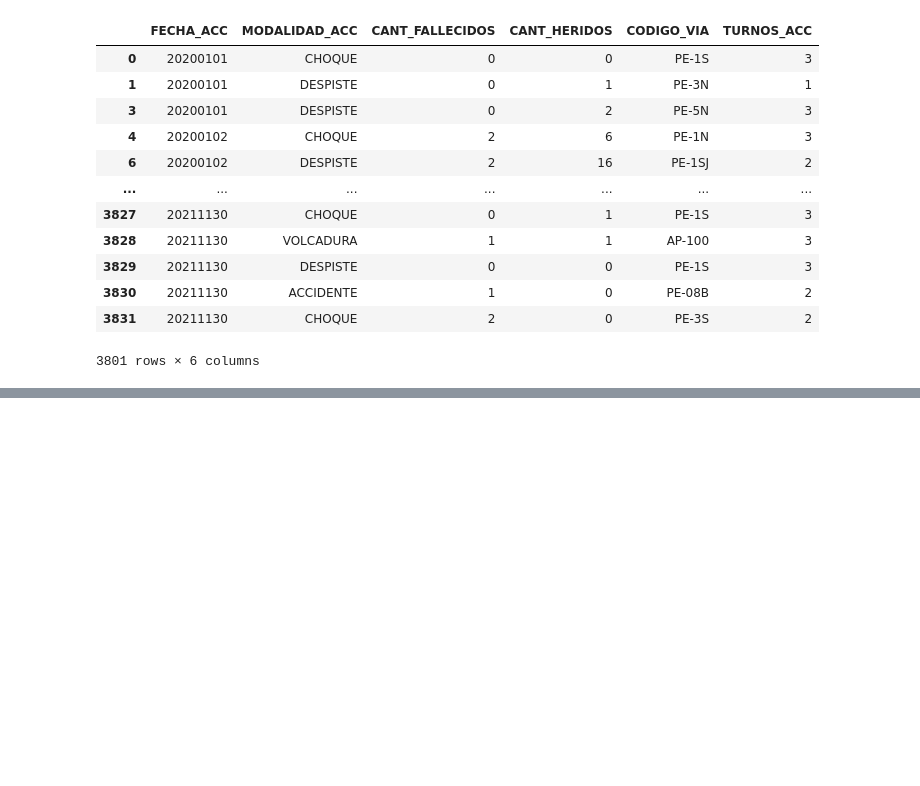
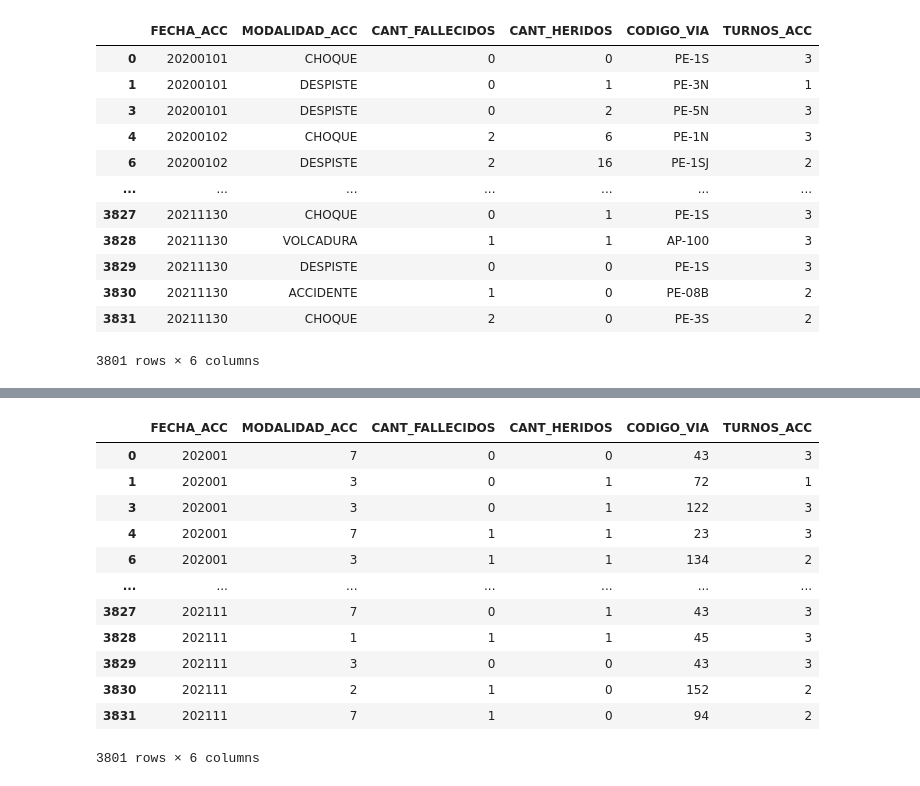
Before and after one commit to voz-mk/sistemas-inteligentes, a Jupyter notebook: main.ipynb, the cells around one changed output, grey strips where cells are left out. Drawn from its saved outputs; the diff is of its cells as text; code cells hidden in the pictures; blank space fills up the shorter version.

```diff
--- a/main.ipynb
+++ b/main.ipynb
@@ -283 +291,18 @@ df
 3801 rows × 6 columns
+# %%
+x=pd.DataFrame(df)
+x
+# %% [output]
+|  | FECHA_ACC | MODALIDAD_ACC | CANT_FALLECIDOS | CANT_HERIDOS | CODIGO_VIA | TURNOS_ACC |
+| 0 | 202001 | 7 | 0 | 0 | 43 | 3 |
+| 1 | 202001 | 3 | 0 | 1 | 72 | 1 |
+| 3 | 202001 | 3 | 0 | 1 | 122 | 3 |
+| 4 | 202001 | 7 | 1 | 1 | 23 | 3 |
+| 6 | 202001 | 3 | 1 | 1 | 134 | 2 |
+| ... | ... | ... | ... | ... | ... | ... |
+| 3827 | 202111 | 7 | 0 | 1 | 43 | 3 |
+| 3828 | 202111 | 1 | 1 | 1 | 45 | 3 |
+| 3829 | 202111 | 3 | 0 | 0 | 43 | 3 |
+| 3830 | 202111 | 2 | 1 | 0 | 152 | 2 |
+| 3831 | 202111 | 7 | 1 | 0 | 94 | 2 |
+3801 rows × 6 columns
```
Also changed, not shown: parts of 15 cells of this notebook.
